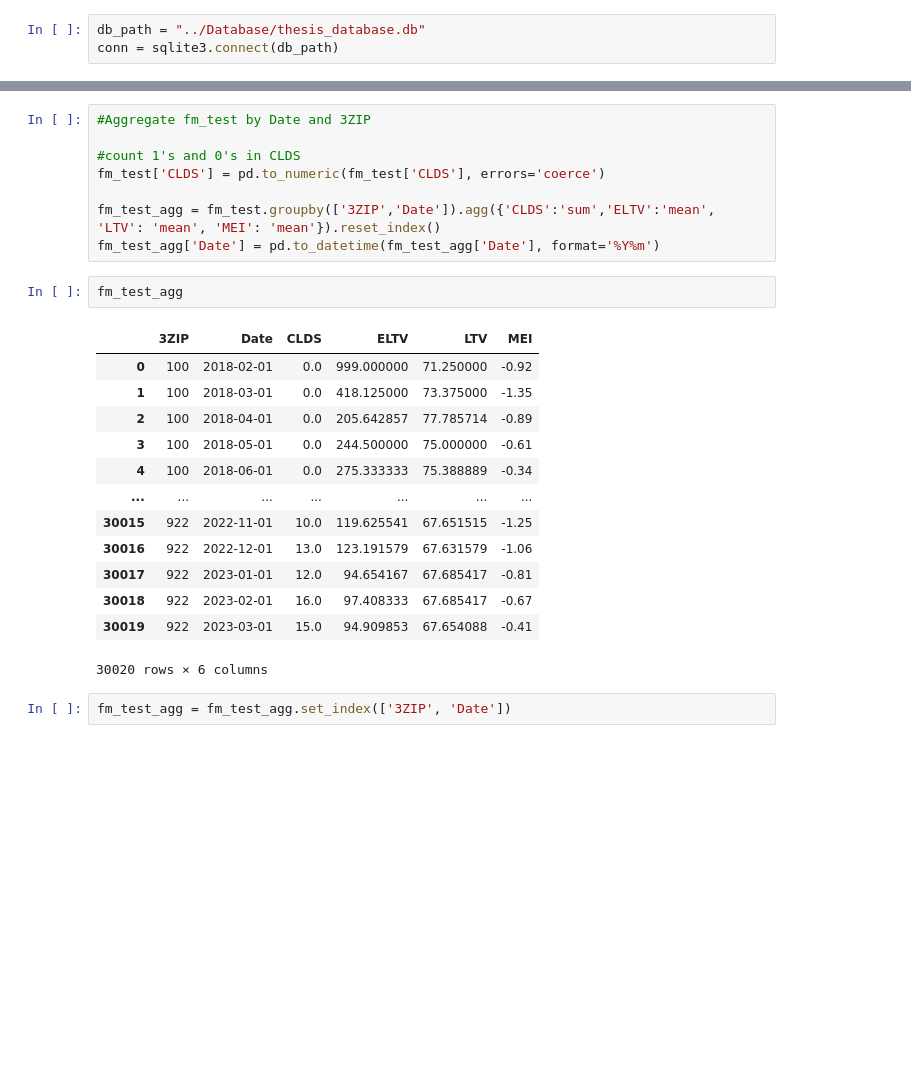
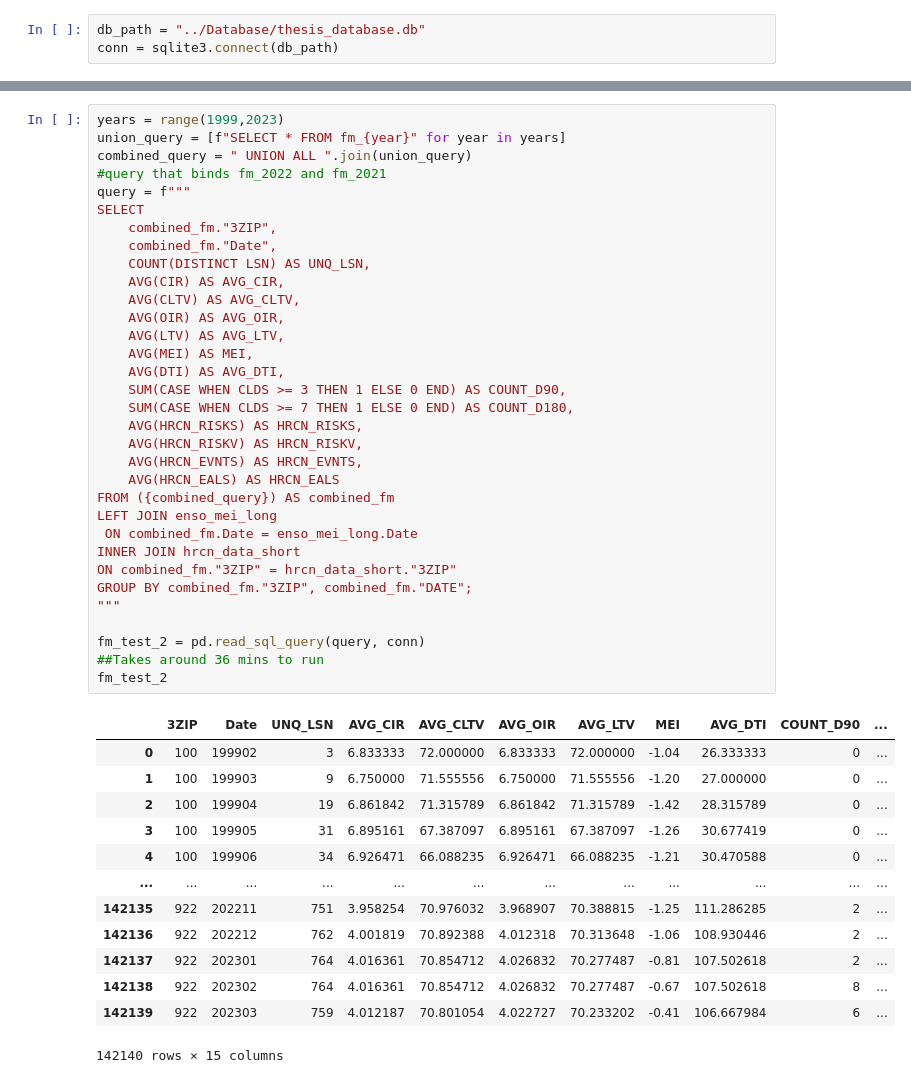
Before and after one commit to yannickpichardo/master_thesis, a Jupyter notebook: pd_model.ipynb, the cells around one changed output, grey strips where cells are left out. Drawn from its saved outputs; the diff is of its cells as text; blank space fills up the shorter version.

```diff
--- a/pd_model.ipynb
+++ b/pd_model.ipynb
@@ -76,26 +25,47 @@ fm_test
-# %%
-#Aggregate fm_test by Date and 3ZIP
-
-#count 1's and 0's in CLDS
-fm_test['CLDS'] = pd.to_numeric(fm_test['CLDS'], errors='coerce')
-
-fm_test_agg = fm_test.groupby(['3ZIP','Date']).agg({'CLDS':'sum','ELTV':'mean', 'LTV': 'mean', 'MEI': 'mean'}).reset_index()
-fm_test_agg['Date'] = pd.to_datetime(fm_test_agg['Date'], format='%Y%m')
-# %%
-fm_test_agg
-# %% [output]
-|  | 3ZIP | Date | CLDS | ELTV | LTV | MEI |
-| 0 | 100 | 2018-02-01 | 0.0 | 999.000000 | 71.250000 | -0.92 |
-| 1 | 100 | 2018-03-01 | 0.0 | 418.125000 | 73.375000 | -1.35 |
-| 2 | 100 | 2018-04-01 | 0.0 | 205.642857 | 77.785714 | -0.89 |
-| 3 | 100 | 2018-05-01 | 0.0 | 244.500000 | 75.000000 | -0.61 |
-| 4 | 100 | 2018-06-01 | 0.0 | 275.333333 | 75.388889 | -0.34 |
-| ... | ... | ... | ... | ... | ... | ... |
-| 30015 | 922 | 2022-11-01 | 10.0 | 119.625541 | 67.651515 | -1.25 |
-| 30016 | 922 | 2022-12-01 | 13.0 | 123.191579 | 67.631579 | -1.06 |
-| 30017 | 922 | 2023-01-01 | 12.0 | 94.654167 | 67.685417 | -0.81 |
-| 30018 | 922 | 2023-02-01 | 16.0 | 97.408333 | 67.685417 | -0.67 |
-| 30019 | 922 | 2023-03-01 | 15.0 | 94.909853 | 67.654088 | -0.41 |
-30020 rows × 6 columns
-# %%
-fm_test_agg = fm_test_agg.set_index(['3ZIP', 'Date'])
+# %%
+years = range(1999,2023)
+union_query = [f"SELECT * FROM fm_{year}" for year in years]
+combined_query = " UNION ALL ".join(union_query)
+#query that binds fm_2022 and fm_2021
+query = f"""
+SELECT
+    combined_fm."3ZIP",
+    combined_fm."Date",
+    COUNT(DISTINCT LSN) AS UNQ_LSN,
+    AVG(CIR) AS AVG_CIR,
+    AVG(CLTV) AS AVG_CLTV,
+    AVG(OIR) AS AVG_OIR,
+    AVG(LTV) AS AVG_LTV,
+    AVG(MEI) AS MEI,
+    AVG(DTI) AS AVG_DTI,
+    SUM(CASE WHEN CLDS >= 3 THEN 1 ELSE 0 END) AS COUNT_D90,
+    SUM(CASE WHEN CLDS >= 7 THEN 1 ELSE 0 END) AS COUNT_D180,
+    AVG(HRCN_RISKS) AS HRCN_RISKS,
+    AVG(HRCN_RISKV) AS HRCN_RISKV,
+    AVG(HRCN_EVNTS) AS HRCN_EVNTS,
+    AVG(HRCN_EALS) AS HRCN_EALS
+FROM ({combined_query}) AS combined_fm
+LEFT JOIN enso_mei_long
+ ON combined_fm.Date = enso_mei_long.Date
+INNER JOIN hrcn_data_short
+ON combined_fm."3ZIP" = hrcn_data_short."3ZIP"
+GROUP BY combined_fm."3ZIP", combined_fm."DATE";
+"""
+
+fm_test_2 = pd.read_sql_query(query, conn)
+##Takes around 36 mins to run
+fm_test_2
+# %% [output]
+|  | 3ZIP | Date | UNQ_LSN | AVG_CIR | AVG_CLTV | AVG_OIR | AVG_LTV | MEI | AVG_DTI | COUNT_D90 | ... |
+| 0 | 100 | 199902 | 3 | 6.833333 | 72.000000 | 6.833333 | 72.000000 | -1.04 | 26.333333 | 0 | ... |
+| 1 | 100 | 199903 | 9 | 6.750000 | 71.555556 | 6.750000 | 71.555556 | -1.20 | 27.000000 | 0 | ... |
+| 2 | 100 | 199904 | 19 | 6.861842 | 71.315789 | 6.861842 | 71.315789 | -1.42 | 28.315789 | 0 | ... |
+| 3 | 100 | 199905 | 31 | 6.895161 | 67.387097 | 6.895161 | 67.387097 | -1.26 | 30.677419 | 0 | ... |
+| 4 | 100 | 199906 | 34 | 6.926471 | 66.088235 | 6.926471 | 66.088235 | -1.21 | 30.470588 | 0 | ... |
+| ... | ... | ... | ... | ... | ... | ... | ... | ... | ... | ... | ... |
+| 142135 | 922 | 202211 | 751 | 3.958254 | 70.976032 | 3.968907 | 70.388815 | -1.25 | 111.286285 | 2 | ... |
+| 142136 | 922 | 202212 | 762 | 4.001819 | 70.892388 | 4.012318 | 70.313648 | -1.06 | 108.930446 | 2 | ... |
+| 142137 | 922 | 202301 | 764 | 4.016361 | 70.854712 | 4.026832 | 70.277487 | -0.81 | 107.502618 | 2 | ... |
+| 142138 | 922 | 202302 | 764 | 4.016361 | 70.854712 | 4.026832 | 70.277487 | -0.67 | 107.502618 | 8 | ... |
+| 142139 | 922 | 202303 | 759 | 4.012187 | 70.801054 | 4.022727 | 70.233202 | -0.41 | 106.667984 | 6 | ... |
+142140 rows × 15 columns
```
Also changed, not shown: parts of 21 cells of this notebook, 2 other files.
